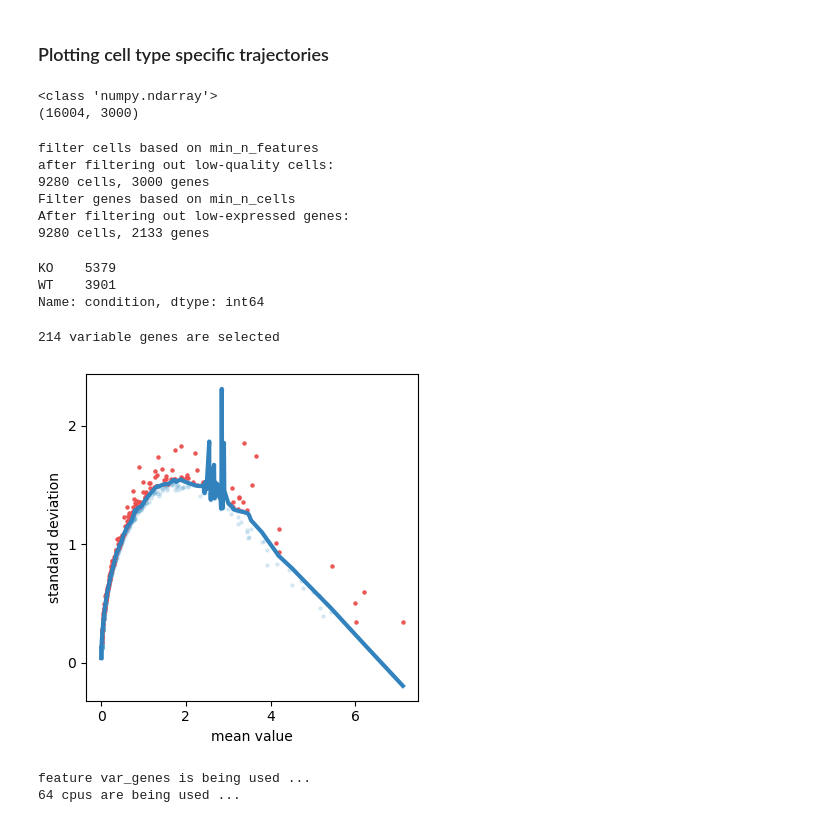
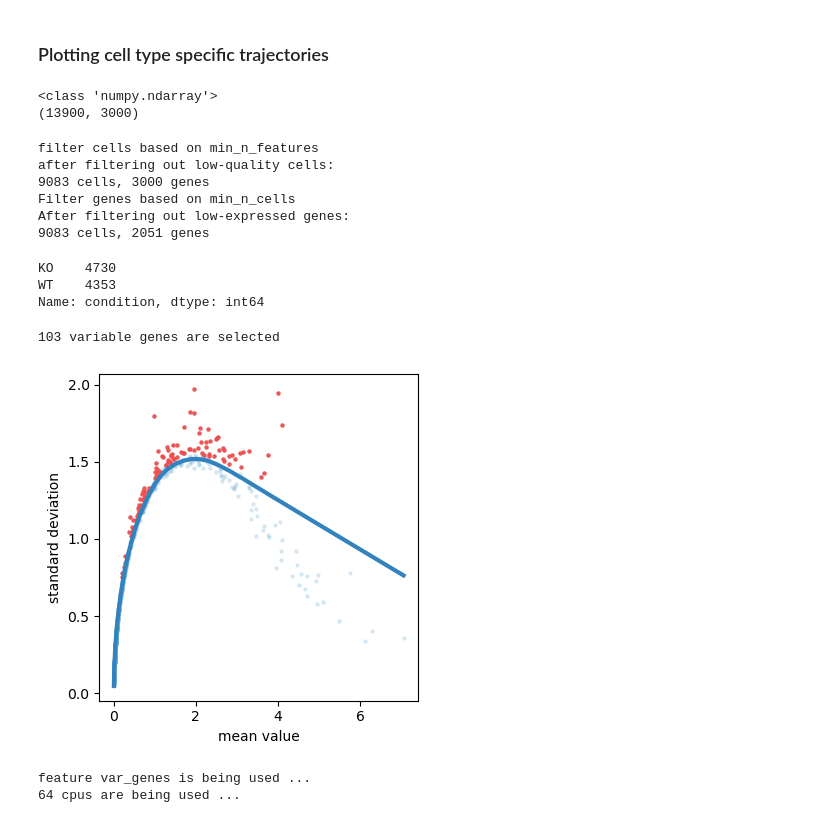
Before and after one commit to sachha-naksha/TA_muscle_ageing, a Jupyter notebook: py_scripts/grn_inference/1_traj_inference.ipynb, the cells around one changed output. Saved outputs shown, nothing was run; the diff lists cells and outputs as text; code cells hidden in the pictures.

```diff
--- a/py_scripts/grn_inference/1_traj_inference.ipynb
+++ b/py_scripts/grn_inference/1_traj_inference.ipynb
@@ -23,7 +23,7 @@ Saving results in: /ocean/projects/cis240075p/asachan/datasets/TA_muscle/ERCC1_K
 # %% [markdown]
 ### Plotting cell type specific trajectories
 # %%
-adata_subset = adata[adata.obs['C_scANVI'] == 'Fast IIB']
+adata_subset = adata[adata.obs['C_scANVI'] == 'Fast IIX']
 adata_subset = adata_subset.copy()
 # %%
 # Check if your data is sparse (imputed data is dense, normalized data is sparse)
@@ -36,7 +36,7 @@ print(type(adata_subset.X))
 print(adata_subset.X.shape)
 # %% [output]
 <class 'numpy.ndarray'>
-(16004, 3000)
+(13900, 3000)
 # %%
 st.cal_qc(adata_subset,assay='rna')
 # %%
@@ -45,24 +45,24 @@ st.filter_features(adata_subset,min_n_cells = 10, assay='rna')
 # %% [output]
 filter cells based on min_n_features
 after filtering out low-quality cells:
-9280 cells, 3000 genes
+9083 cells, 3000 genes
 Filter genes based on min_n_cells
 After filtering out low-expressed genes:
-9280 cells, 2133 genes
+9083 cells, 2051 genes
 # %%
 ###Remove mitochondrial genes
 st.remove_mt_genes(adata_subset)
 # %%
 adata_subset.obs['condition'].value_counts()
 # %% [output]
-KO    5379
-WT    3901
+KO    4730
+WT    4353
 Name: condition, dtype: int64
 # %%
-st.select_variable_genes(adata_subset,loess_frac=0.01,percentile=90)
+st.select_variable_genes(adata_subset,loess_frac=0.05,percentile=95)
 # %% [output]
-214 variable genes are selected
+103 variable genes are selected
-[figure, old version]
+[figure, new version]
 # %%
 # # 'var_genes' vs 'all' : use top % or all genes from .var ; if using all make sure the adata is subsetted to only the highly variable genes
 # # n_components = Number of branches present in your biological differentation (min 2 dimensions for plotting, 3 would make it 3D)
```
Also changed, not shown: parts of 1 cell of this notebook, 1 other file.
